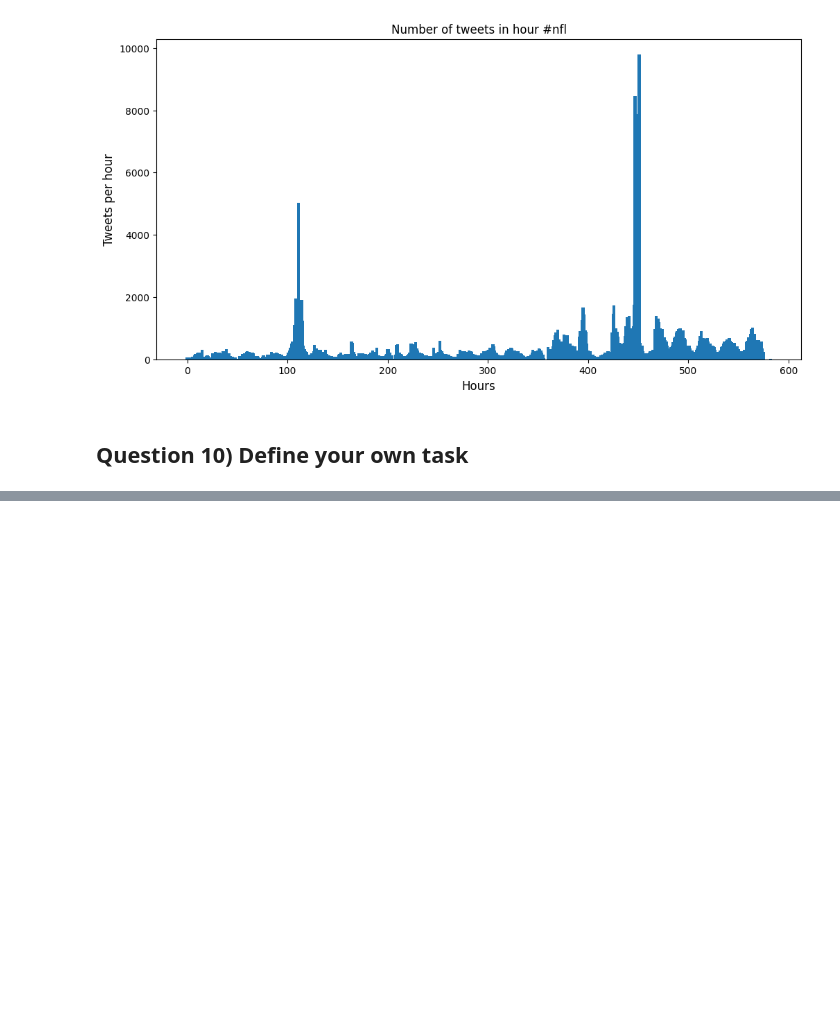
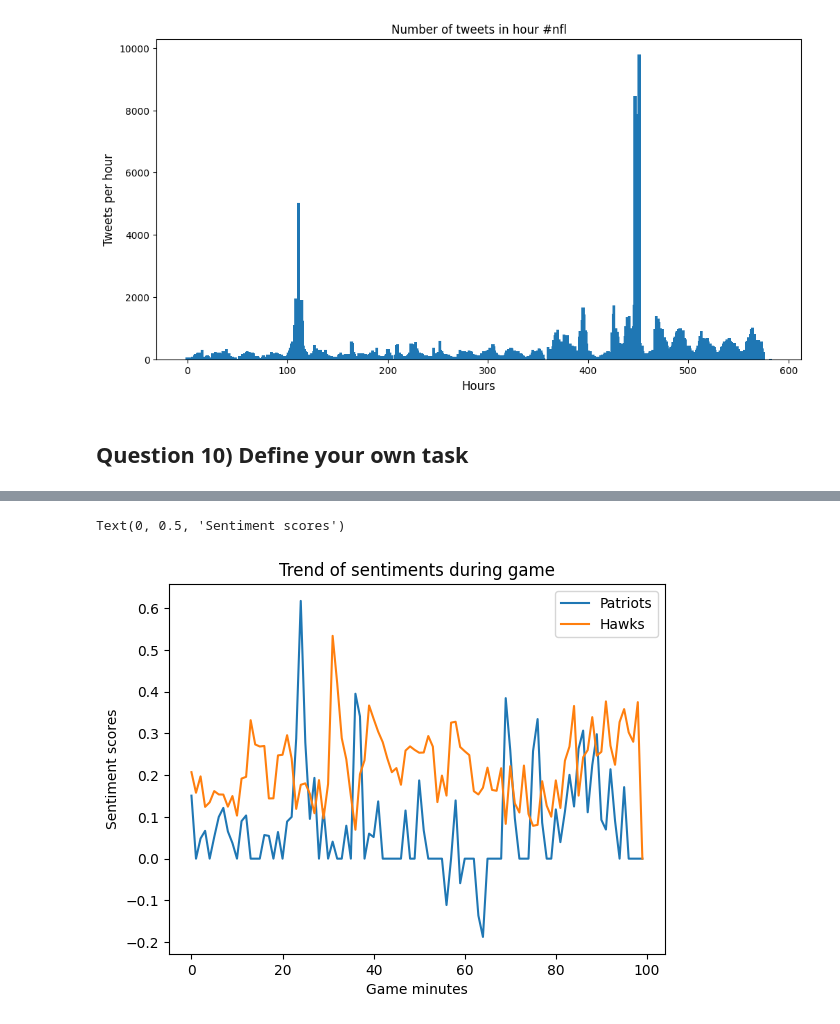
Before and after one commit to diplav09/Regression-Analysis, a Jupyter notebook: Twitter_Data.ipynb, the cells around one changed output, grey strips where cells are left out. Drawn from its saved outputs; the diff is of its cells as text; code cells hidden in the pictures; blank space fills up the shorter version.

```diff
--- a/Twitter_Data.ipynb
+++ b/Twitter_Data.ipynb
@@ -429,0 +551,10 @@ plt.show()
+# %%
+gopatriots_in_game = gopatriots_in_game[gopatriots_in_game['lang'] == 'en']
+gohawks_in_game = gohawks_in_game[gohawks_in_game['lang'] == 'en']
+
+gopatriots_in_game['tweet'] = gopatriots_in_game['tweet'].apply(lambda x: x.lower())
+gohawks_in_game['tweet'] = gohawks_in_game['tweet'].apply(lambda x: x.lower())
+
+
+gopatriots_in_game['sentiment'] = gopatriots_in_game['sentiment'].astype('int')
+gohawks_in_game['sentiment'] = gohawks_in_game['sentiment'].astype('int')
@@ -429,0 +582,6 @@ plt.show()
+# %%
+patriots = gopatriots_in_game.groupby(pd.Grouper(key = 'citation_date',
+                                           freq = '3min')).apply(lambda x: get_sentiment(x['tweet']))
+# %%
+hawks = gohawks_in_game.groupby(pd.Grouper(key = 'citation_date',
+                                        freq = '3min')).apply(lambda x: get_sentiment(x['tweet']))
@@ -429,0 +590,12 @@ plt.show()
+# %%
+pat1 = patriots.values
+haw1 = hawks.values
+plt.plot(pat1, label = 'Patriots')
+plt.plot(haw1, label = 'Hawks')
+plt.legend()
+plt.title("Trend of sentiments during game")
+plt.xlabel("Game minutes")
+plt.ylabel("Sentiment scores")
+# %% [output]
+Text(0, 0.5, 'Sentiment scores')
+[figure, added]
```
Also changed, not shown: parts of 32 cells of this notebook.
